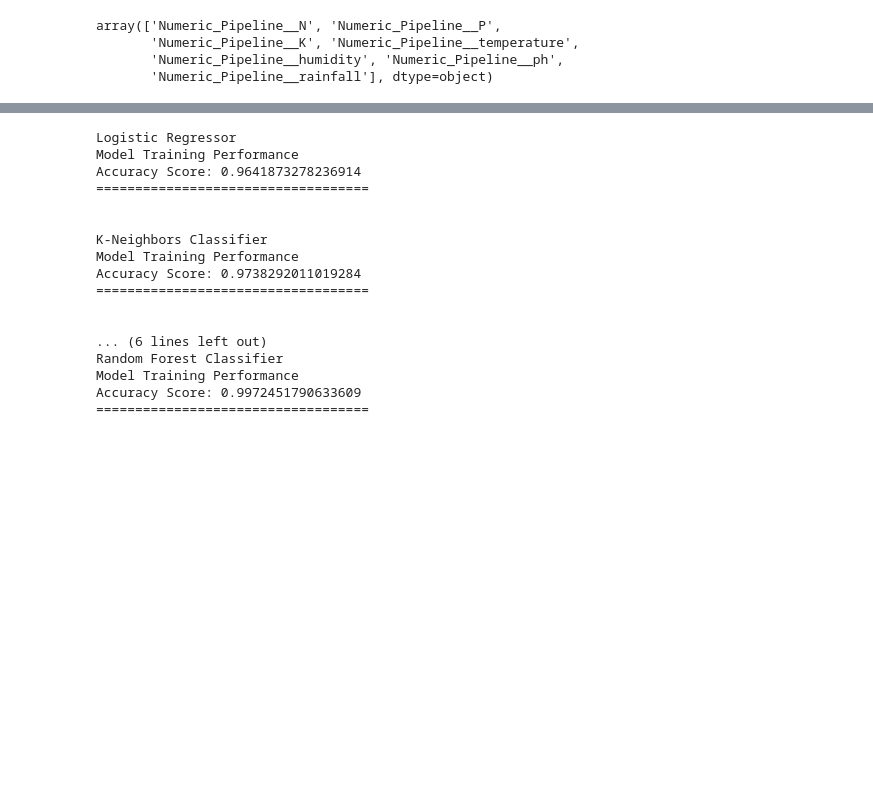
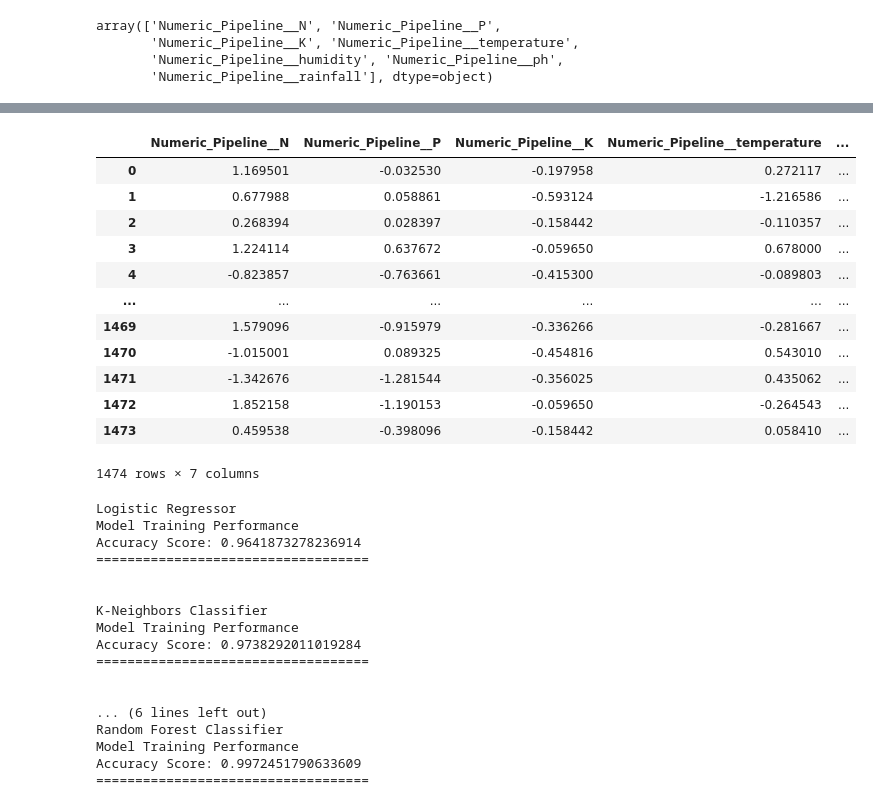
Before and after one commit to DipeshDhote/crop_recommendation, a Jupyter notebook: notebook/data/model_trainer.ipynb, the cells around one changed output, grey strips where cells are left out. Drawn from its saved outputs; the diff is of its cells as text; code cells hidden in the pictures; blank space fills up the shorter version.

```diff
--- a/notebook/data/model_trainer.ipynb
+++ b/notebook/data/model_trainer.ipynb
@@ -125,3 +139,19 @@ X_test =  pd.DataFrame(preprocessor.transform(X_test),columns=preprocessor.get_f
+# %%
+X_train
+# %% [output]
+|  | Numeric_Pipeline__N | Numeric_Pipeline__P | Numeric_Pipeline__K | Numeric_Pipeline__temperature | ... |
+| 0 | 1.169501 | -0.032530 | -0.197958 | 0.272117 | ... |
+| 1 | 0.677988 | 0.058861 | -0.593124 | -1.216586 | ... |
+| 2 | 0.268394 | 0.028397 | -0.158442 | -0.110357 | ... |
+| 3 | 1.224114 | 0.637672 | -0.059650 | 0.678000 | ... |
+| 4 | -0.823857 | -0.763661 | -0.415300 | -0.089803 | ... |
+| ... | ... | ... | ... | ... | ... |
+| 1469 | 1.579096 | -0.915979 | -0.336266 | -0.281667 | ... |
+| 1470 | -1.015001 | 0.089325 | -0.454816 | 0.543010 | ... |
+| 1471 | -1.342676 | -1.281544 | -0.356025 | 0.435062 | ... |
+| 1472 | 1.852158 | -1.190153 | -0.059650 | -0.264543 | ... |
+| 1473 | 0.459538 | -0.398096 | -0.158442 | 0.058410 | ... |
+1474 rows × 7 columns
 # %%
 def evaluate_model(true, predicted):
     ac = accuracy_score(true, predicted)
```
Also changed, not shown: parts of 8 cells of this notebook, 3 other files.
